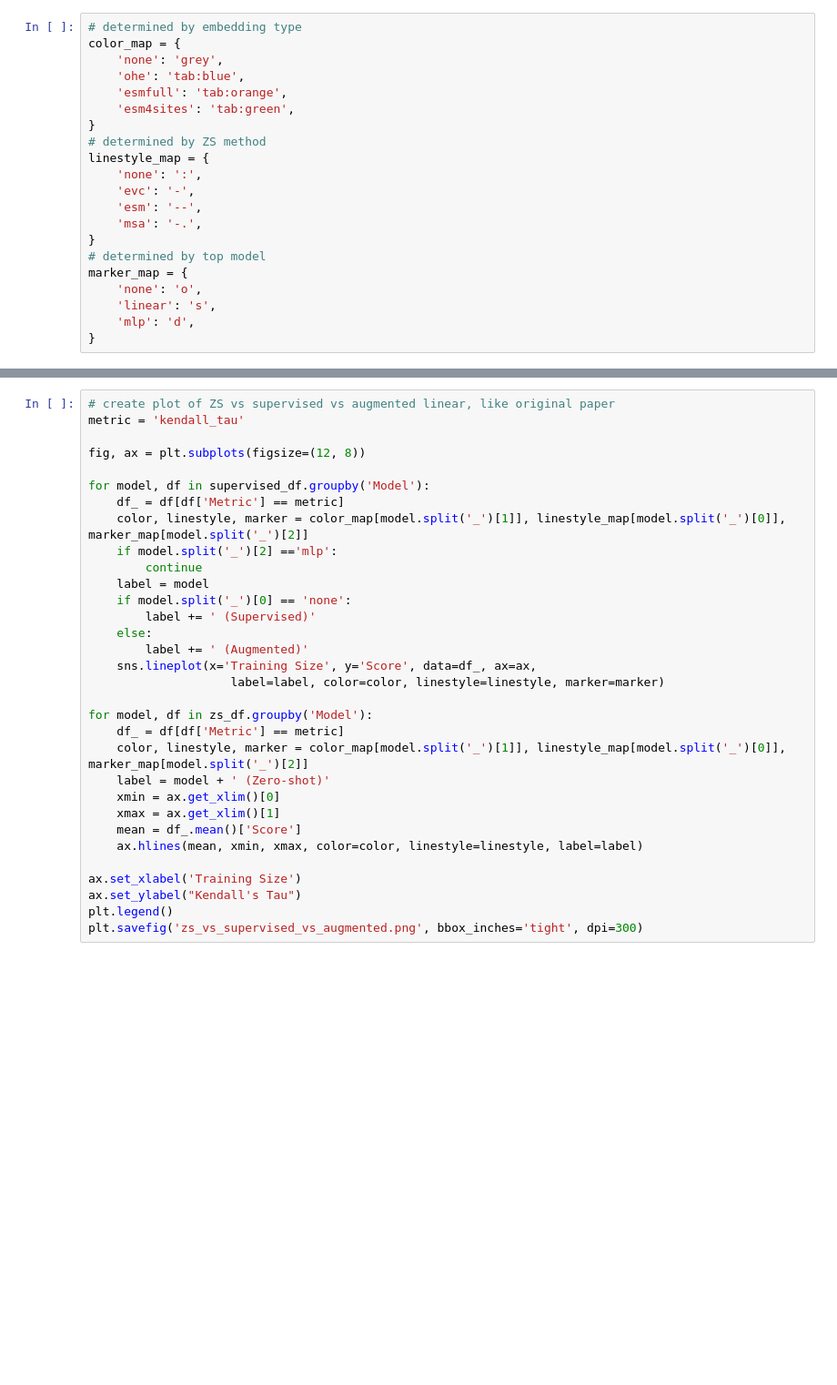
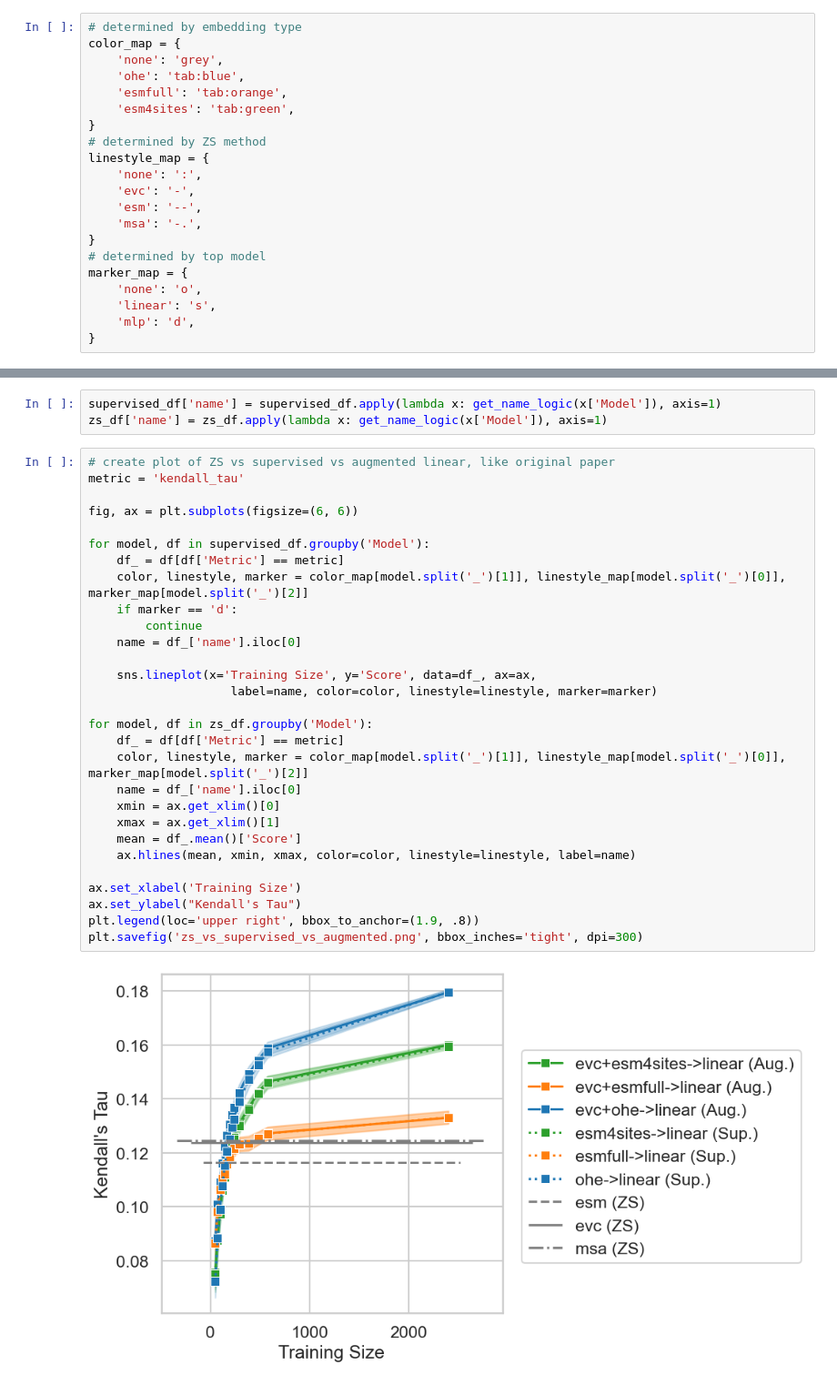
Before and after one commit to EvanKomp/aide_predict, a Jupyter notebook: showcase/epistatic_benchmarking.ipynb, the cells around one changed output, grey strips where cells are left out. Shown at 91% size. Saved outputs shown, nothing was run; the diff lists cells and outputs as text; blank space fills up the shorter version.

```diff
--- a/showcase/epistatic_benchmarking.ipynb
+++ b/showcase/epistatic_benchmarking.ipynb
@@ -499,32 +525,34 @@ marker_map = {
+# %%
+supervised_df['name'] = supervised_df.apply(lambda x: get_name_logic(x['Model']), axis=1)
+zs_df['name'] = zs_df.apply(lambda x: get_name_logic(x['Model']), axis=1)
 # %%
 # create plot of ZS vs supervised vs augmented linear, like original paper
 metric = 'kendall_tau'
 
-fig, ax = plt.subplots(figsize=(12, 8))
+fig, ax = plt.subplots(figsize=(6, 6))
 
 for model, df in supervised_df.groupby('Model'):
     df_ = df[df['Metric'] == metric]
     color, linestyle, marker = color_map[model.split('_')[1]], linestyle_map[model.split('_')[0]], marker_map[model.split('_')[2]]
-    if model.split('_')[2] =='mlp':
+    if marker == 'd':
         continue
-    label = model
-    if model.split('_')[0] == 'none':
-        label += ' (Supervised)'
-    else:
-        label += ' (Augmented)'
+    name = df_['name'].iloc[0]
+
     sns.lineplot(x='Training Size', y='Score', data=df_, ax=ax,
-                    label=label, color=color, linestyle=linestyle, marker=marker)
+                    label=name, color=color, linestyle=linestyle, marker=marker)
 
 for model, df in zs_df.groupby('Model'):
     df_ = df[df['Metric'] == metric]
     color, linestyle, marker = color_map[model.split('_')[1]], linestyle_map[model.split('_')[0]], marker_map[model.split('_')[2]]
-    label = model + ' (Zero-shot)'
+    name = df_['name'].iloc[0]
     xmin = ax.get_xlim()[0]
     xmax = ax.get_xlim()[1]
     mean = df_.mean()['Score']
-    ax.hlines(mean, xmin, xmax, color=color, linestyle=linestyle, label=label)
+    ax.hlines(mean, xmin, xmax, color=color, linestyle=linestyle, label=name)
 
 ax.set_xlabel('Training Size')
 ax.set_ylabel("Kendall's Tau")
-plt.legend()
+plt.legend(loc='upper right', bbox_to_anchor=(1.9, .8))
 plt.savefig('zs_vs_supervised_vs_augmented.png', bbox_inches='tight', dpi=300)
+# %% [output]
+[figure, added]
```
Also changed, not shown: parts of 4 cells of this notebook, 3 other files.
